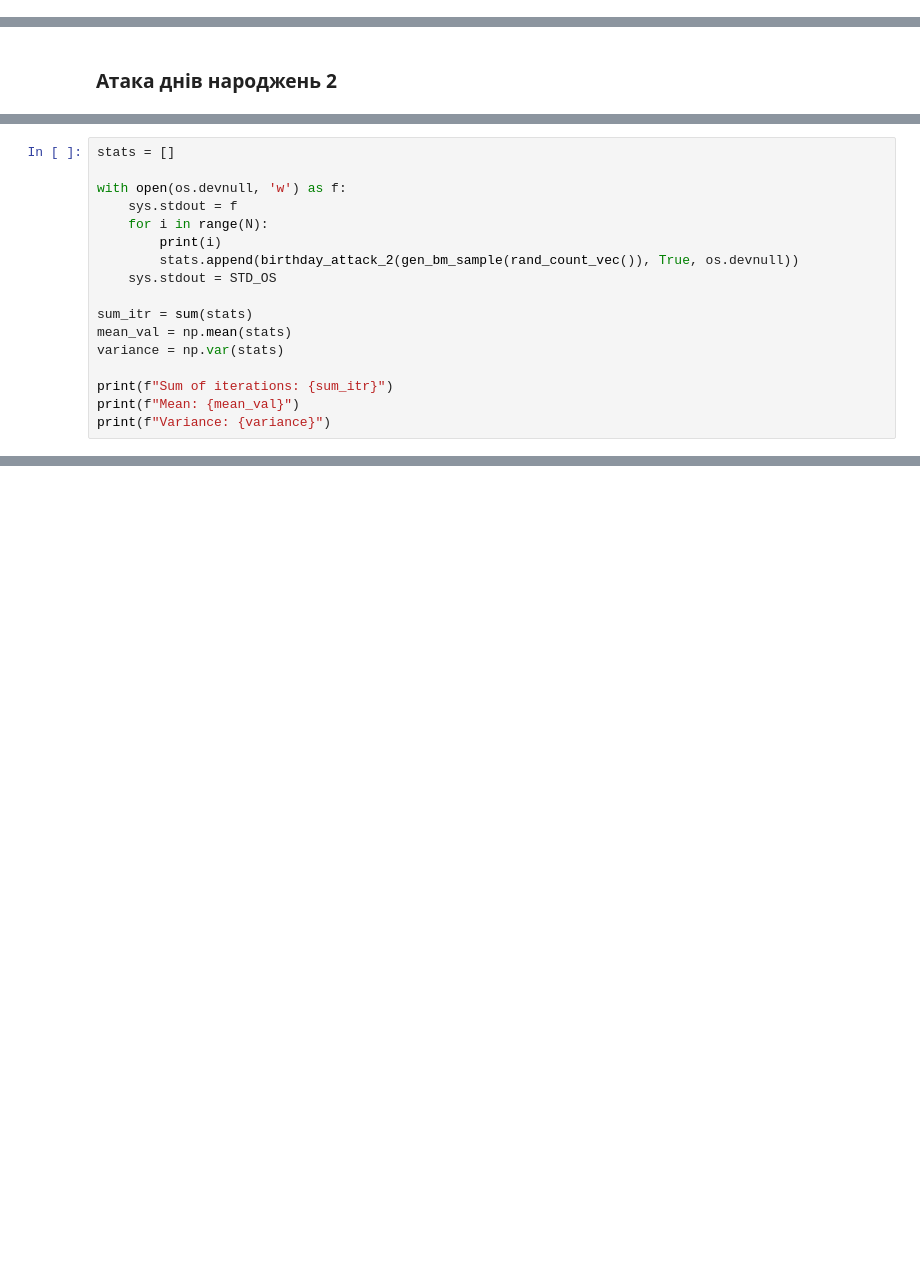
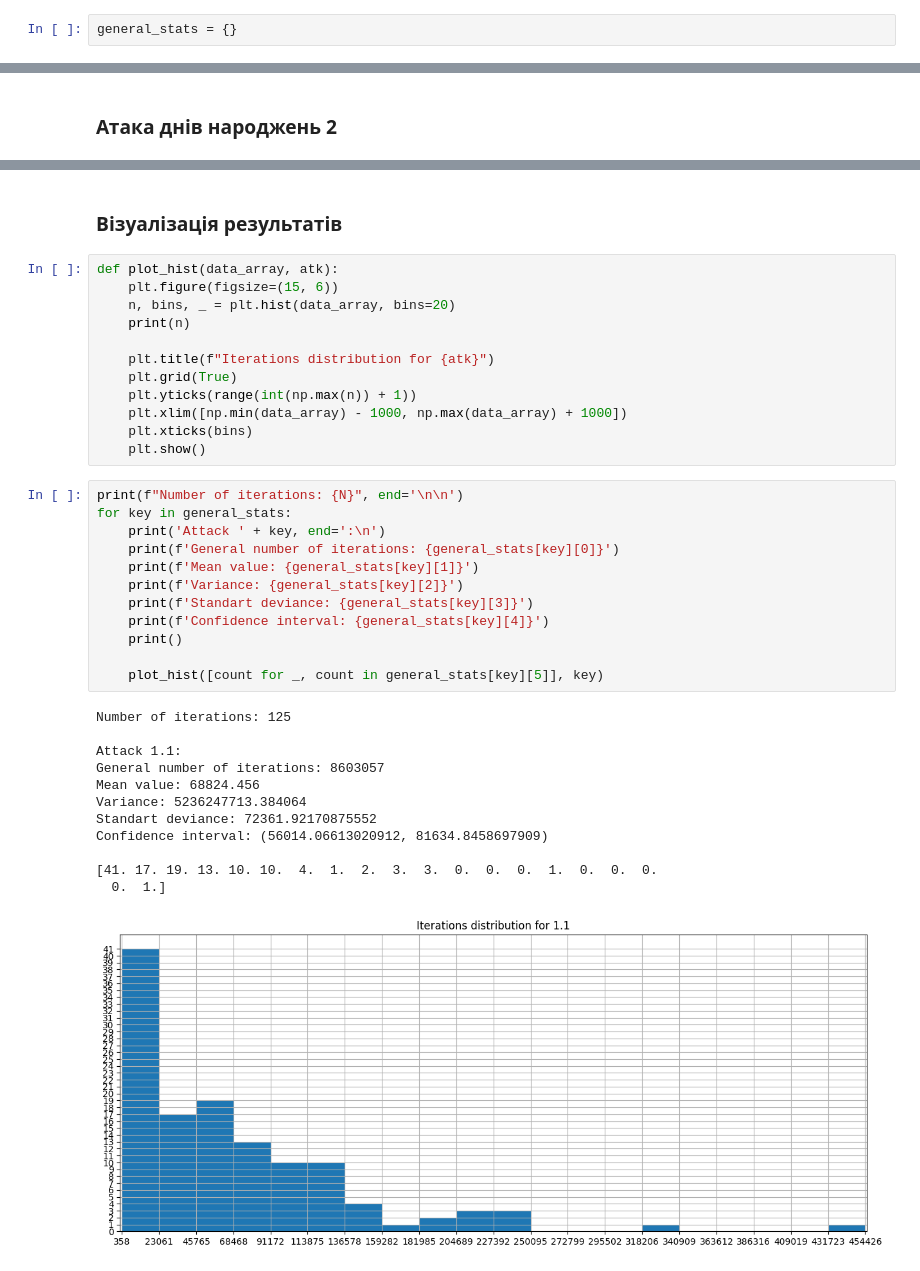
Before and after one commit to Pechenkya/HashMACs-Lab1, a Jupyter notebook: sha1-attacks.ipynb, the cells around one changed output, grey strips where cells are left out. Cells and saved outputs as stored; diff of their text form; blank space fills up the shorter version.

Commit message:
Attacks done, stats calculated

```diff
--- a/sha1-attacks.ipynb
+++ b/sha1-attacks.ipynb
@@ -223,6 +241,8 @@ def birthday_attack_2(base_message: str, log=False, log_output='birthday_attack_
 ## Запуск атак
 # %% [markdown]
 ### Атака пошуку другого прообразу 1
+# %%
+general_stats = {}
 # %% [markdown]
 #### Перша атака
 # %%
@@ -335,17 +411,0 @@ Col: 'tvab_rP3tr~O?REv%d\n\tvy@h$cA/P'     : d7e7078ac8082fd4d862797032689533
-# %%
-stats = []
-
-with open(os.devnull, 'w') as f:
-    sys.stdout = f
-    for i in range(N):
-        print(i)
-        stats.append(birthday_attack_2(gen_bm_sample(rand_count_vec()), True, os.devnull))
-    sys.stdout = STD_OS
-
-sum_itr = sum(stats)
-mean_val = np.mean(stats)
-variance = np.var(stats)
-
-print(f"Sum of iterations: {sum_itr}")
-print(f"Mean: {mean_val}")
-print(f"Variance: {variance}")
@@ -355,0 +452,39 @@ Variance: 2100377687.2499993
+# %% [markdown]
+### Візуалізація результатів
+# %%
+def plot_hist(data_array, atk):
+    plt.figure(figsize=(15, 6))
+    n, bins, _ = plt.hist(data_array, bins=20)
+    print(n)
+
+    plt.title(f"Iterations distribution for {atk}")
+    plt.grid(True)
+    plt.yticks(range(int(np.max(n)) + 1))
+    plt.xlim([np.min(data_array) - 1000, np.max(data_array) + 1000])
+    plt.xticks(bins)
+    plt.show()
+# %%
+print(f"Number of iterations: {N}", end='\n\n')
+for key in general_stats:
+    print('Attack ' + key, end=':\n')
+    print(f'General number of iterations: {general_stats[key][0]}')
+    print(f'Mean value: {general_stats[key][1]}')
+    print(f'Variance: {general_stats[key][2]}')
+    print(f'Standart deviance: {general_stats[key][3]}')
+    print(f'Confidence interval: {general_stats[key][4]}')
+    print()
+
+    plot_hist([count for _, count in general_stats[key][5]], key)
+# %% [output]
+Number of iterations: 125
+
+Attack 1.1:
+General number of iterations: 8603057
+Mean value: 68824.456
+Variance: 5236247713.384064
+Standart deviance: 72361.92170875552
+Confidence interval: (56014.06613020912, 81634.8458697909)
+
+[41. 17. 19. 13. 10. 10.  4.  1.  2.  3.  3.  0.  0.  0.  1.  0.  0.  0.
+  0.  1.]
+[figure, added]
```
Also changed, not shown: parts of 19 cells of this notebook, 9 other files.
